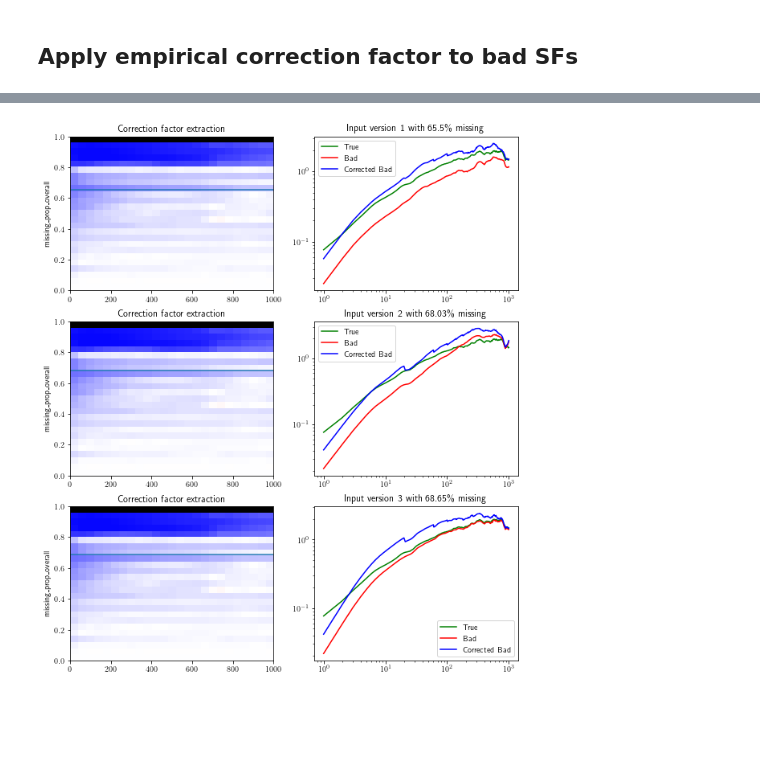
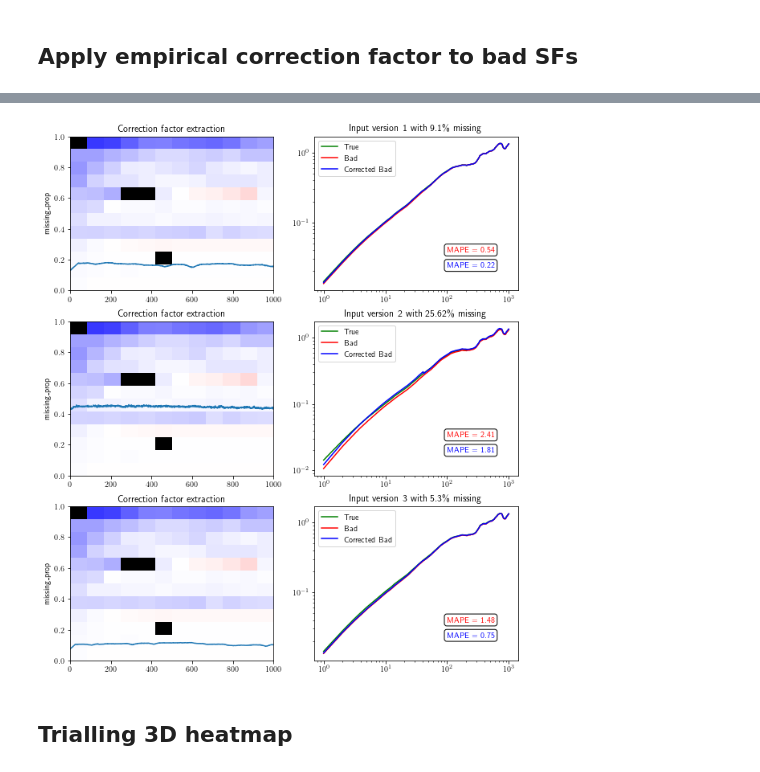
Before and after one commit to daniel-wrench/time_series_analysis, a Jupyter notebook: sf_funcs_demo.ipynb, the cells around one changed output, grey strips where cells are left out. Drawn from its saved outputs; the diff is of its cells as text; code cells hidden in the pictures; blank space fills up the shorter version.

```diff
--- a/sf_funcs_demo.ipynb
+++ b/sf_funcs_demo.ipynb
@@ -185,7 +172,7 @@ Number of standardised intervals: 12
 # lags = np.unique(vals.astype(int))
 lags = np.arange(1, 0.25 * len(good_inputs_list[0]))
 powers = [2]
-times_to_gap = 10
+times_to_gap = 3
 
 good_outputs_list = []
 all_bad_inputs_list = []
@@ -283,7 +295,7 @@ Nominal ratio: 1.1%`
 # %%
 # Check results, for a given clean input
 
-input_ind = 5
+input_ind = 10
 n = 3
 
 sf.plot_sample(
@@ -293,7 +305,7 @@ sf.plot_sample(
     all_bad_outputs_list,
     "C0",
     input_ind,
-    n,
+    3,
     False,
 )
 # %% [output]
@@ -340,3 +352,4 @@ sf.plot_error_trend_scatter(bad_outputs_df, interp_outputs_df)
 Here we work with the interpolated output errors, as they are more consistent that the no-handling errors (as evident in the error vs. lag and global sparsity plot), and with the *local* sparsity, as this gives us more information than the global sparsity.
 # %%
 sparsity_type = "missing_prop"
+num_bins = 12
@@ -358,6 +364,10 @@ heatmap_bin_vals, heatmap_bin_edges, lookup_table = sf.create_heatmap_lookup(
 # heatmap, xedges, yedges = np.histogram2d(
 #     x, y, bins=[x_bins, y_bins], range=[[0, 1000], [0, 1]]
 # )
+# %%
+heatmap_bin_vals, heatmap_bin_edges, lookup_table = sf.create_heatmap_lookup(
+    interp_outputs_df, sparsity_type, num_bins
+)
 # %%
 axs = sf.plot_heatmap(
     heatmap_bin_vals,
@@ -395,20 +407,51 @@ fig, axs = plt.subplots(
 )  # Create a 3x1 plot
 
 for i, interval in enumerate(intervals):
-    print(f"\nInterval {interval}:")
+    print(f"\nCorrecting interval {interval}:")
     sf_corrected = sf.compute_scaling(
         all_interp_outputs_list[input_ind][interval],
         sparsity_type,
         lookup_table,
+    )
+    sf_corrected["error_corrected"] = (
+        sf_corrected["sosf_corrected"] - good_outputs_list[input_ind]["sosf"]
+    )
+    sf_corrected["error_percent_corrected"] = (
+        sf_corrected["error_corrected"] / good_outputs_list[input_ind]["sosf"] * 100
+    )
+    mape_bad = sf_corrected["error_percent"].abs().mean()
+    mape_corrected = sf_corrected["error_percent_corrected"].abs().mean()
+
+    axs[i, 1].annotate(
+        "MAPE = {:.2f}".format(mape_bad),
+        xy=(1, 1),
+        xycoords="axes fraction",
+        xytext=(0.65, 0.25),
+        textcoords="axes fraction",
+        transform=axs[i, 1].transAxes,
+        c="red",
+        bbox=dict(facecolor="white", edgecolor="black", boxstyle="round"),
+    )
+
+    axs[i, 1].annotate(
+        "MAPE = {:.2f}".format(mape_corrected),
+        xy=(1, 1),
+        xycoords="axes fraction",
+        xytext=(0.65, 0.15),
+        textcoords="axes fraction",
+        transform=axs[i, 1].transAxes,
+        c="blue",
+        bbox=dict(facecolor="white", edgecolor="black", boxstyle="round"),
     )
 
     axs[i, 1].plot(good_outputs_list[input_ind]["sosf"], c="green", label="True")
     axs[i, 1].plot(
         all_interp_outputs_list[input_ind][interval]["sosf"], c="red", label="Bad"
     )
-    axs[i, 1].plot(
-        sf_corrected["sosf"] * sf_corrected["scaling"], c="blue", label="Corrected Bad"
-    )
+    # axs[i, 1].plot(
+    #     sf_corrected["sosf"] * sf_corrected["scaling"], c="blue", label="Corrected Bad"
+    # )
+    axs[i, 1].plot(sf_corrected["sosf_corrected"], c="blue", label="Corrected Bad")
     axs[i, 1].semilogx()
     axs[i, 1].semilogy()
     axs[i, 1].legend()
@@ -446 +489,3 @@ More than one nearest row found!
-[figure, old version]
+[figure, new version]
+# %% [markdown]
+## Trialling 3D heatmap
```
Also changed, not shown: parts of 23 cells of this notebook, 1 other file.
